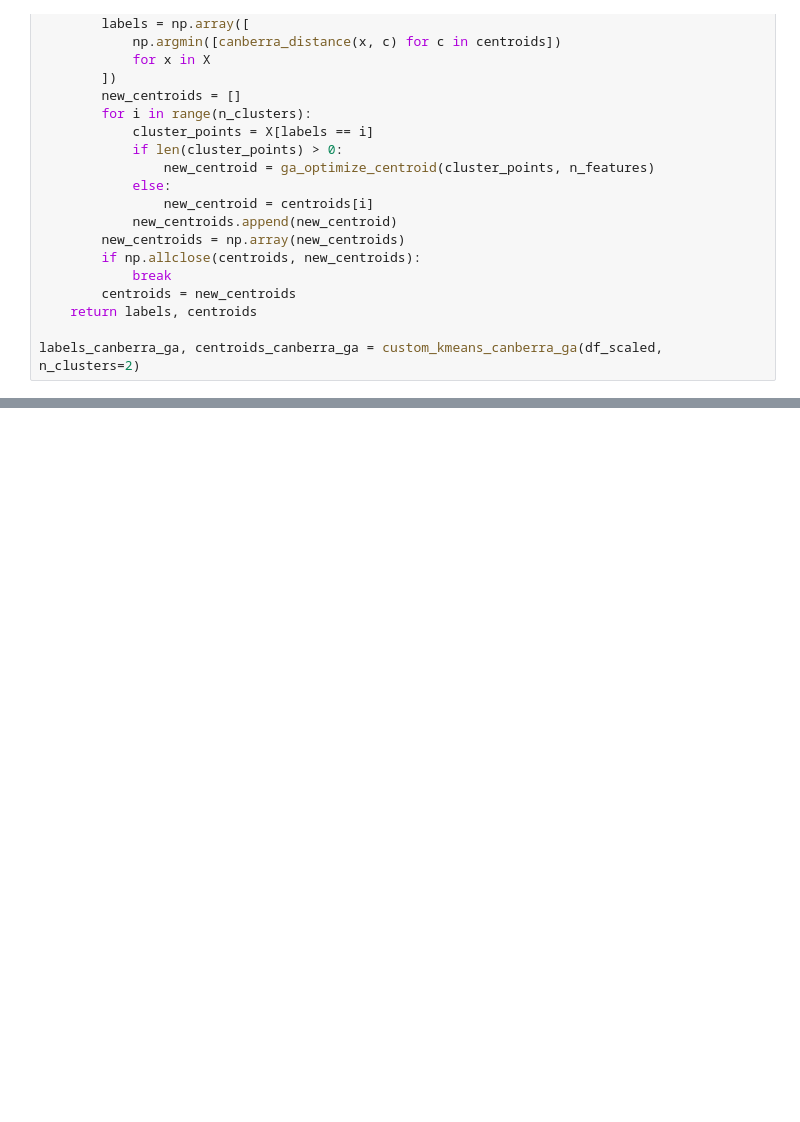
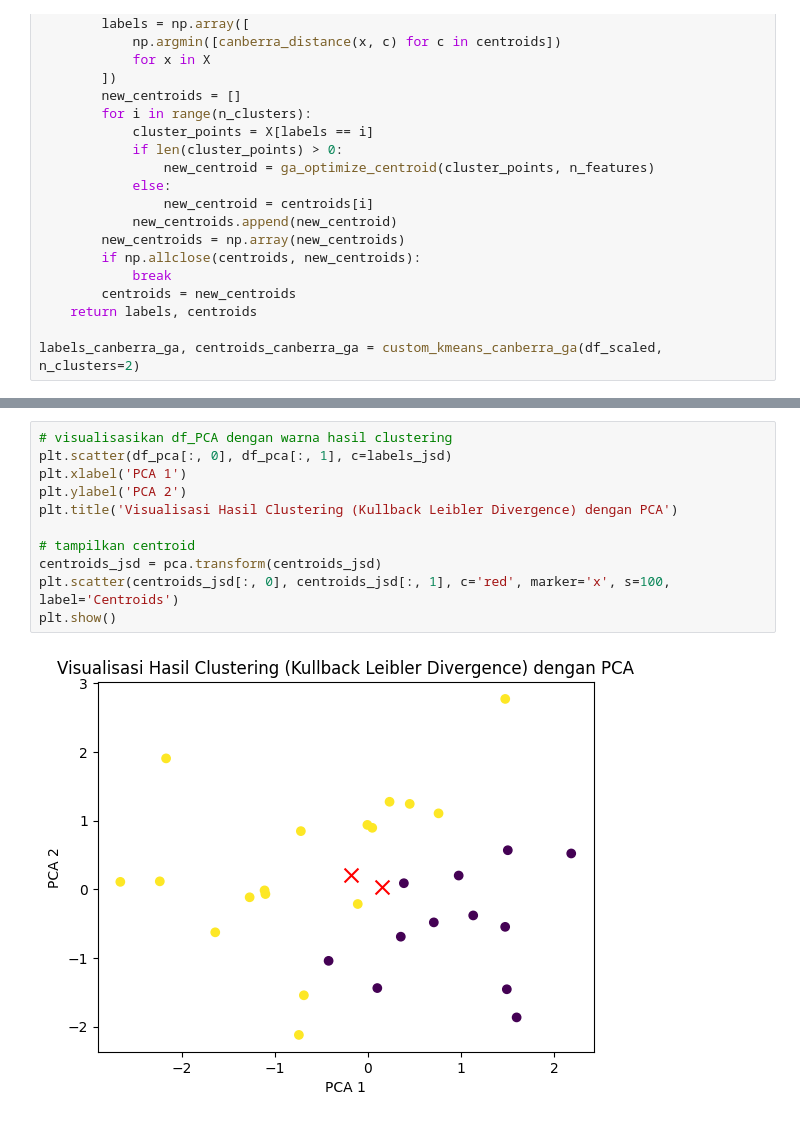
Before and after one commit to gikirima/TugasML_Kmeans, a Jupyter notebook: K_means_custom_metrics.ipynb, the cells around one changed output, grey strips where cells are left out. Cells and saved outputs as stored; diff of their text form; blank space fills up the shorter version.

```diff
--- a/K_means_custom_metrics.ipynb
+++ b/K_means_custom_metrics.ipynb
@@ -649,0 +890,13 @@ Silhouette Score (Canberra Distance): 0.0764
+# %%
+# visualisasikan df_PCA dengan warna hasil clustering
+plt.scatter(df_pca[:, 0], df_pca[:, 1], c=labels_jsd)
+plt.xlabel('PCA 1')
+plt.ylabel('PCA 2')
+plt.title('Visualisasi Hasil Clustering (Kullback Leibler Divergence) dengan PCA')
+
+# tampilkan centroid
+centroids_jsd = pca.transform(centroids_jsd)
+plt.scatter(centroids_jsd[:, 0], centroids_jsd[:, 1], c='red', marker='x', s=100, label='Centroids')
+plt.show()
+# %% [output]
+[figure, added]
```
Also changed, not shown: parts of 23 cells of this notebook.
